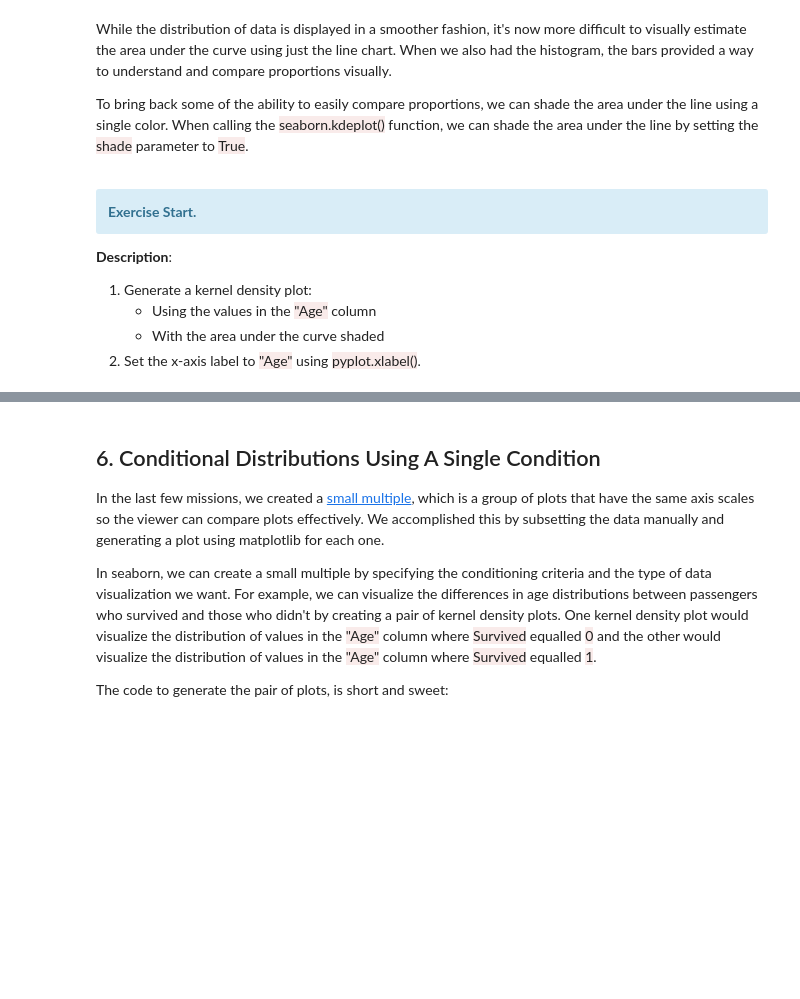
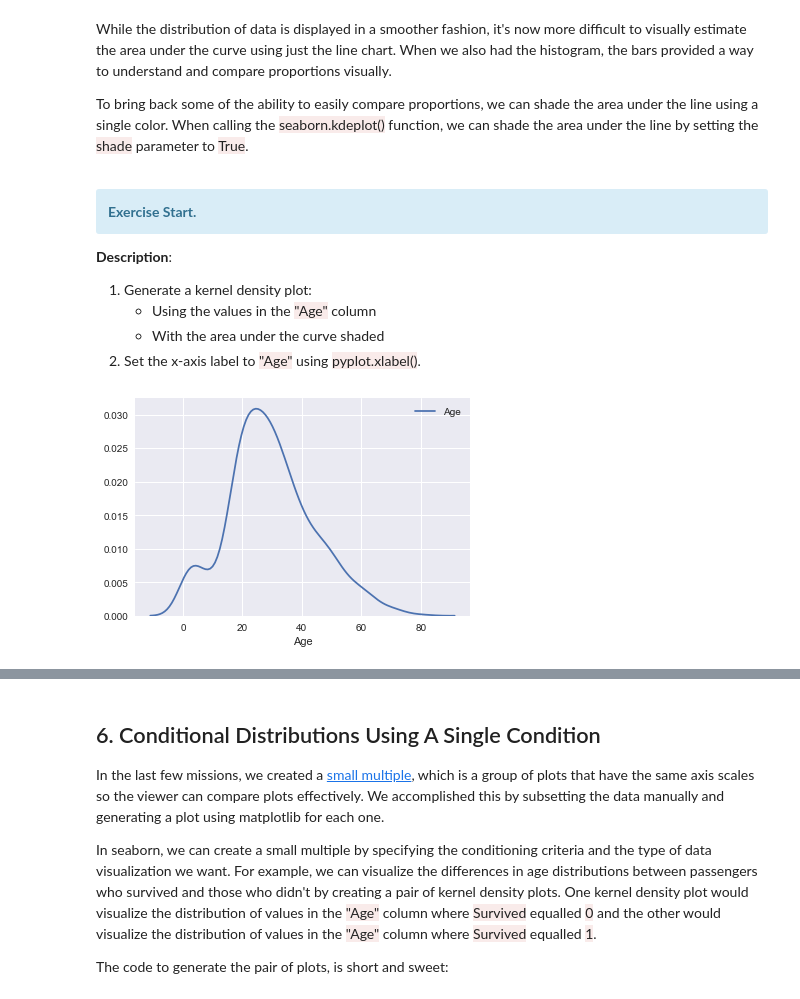
Before and after one commit to thyall/Prob_2018.1, a Jupyter notebook: Aula 16 - Visualização de dados com Seaborn/Seaborn.ipynb, the cells around one changed output, grey strips where cells are left out. Saved outputs shown, nothing was run; the diff lists cells and outputs as text; code cells hidden in the pictures; blank space fills up the shorter version.

```diff
--- a/Aula 16 - Visualização de dados com Seaborn/Seaborn.ipynb
+++ b/Aula 16 - Visualização de dados com Seaborn/Seaborn.ipynb
@@ -157,6 +178,12 @@ To bring back some of the ability to easily compare proportions, we can shade th
     - Using the values in the <span style="background-color: #F9EBEA; color:##C0392B">"Age"</span> column
     - With the area under the curve shaded
 2. Set the x-axis label to <span style="background-color: #F9EBEA; color:##C0392B">"Age"</span> using <span style="background-color: #F9EBEA; color:##C0392B">pyplot.xlabel()</span>.
+# %%
+sns.kdeplot(titanic["Age"])
+plt.xlabel("Age")
+plt.show()
+# %% [output]
+[figure, added]
 # %% [markdown]
 ## 5. Modifying The Appearance Of The Plots
 
```
Also changed, not shown: parts of 8 cells of this notebook, 1 other file.
